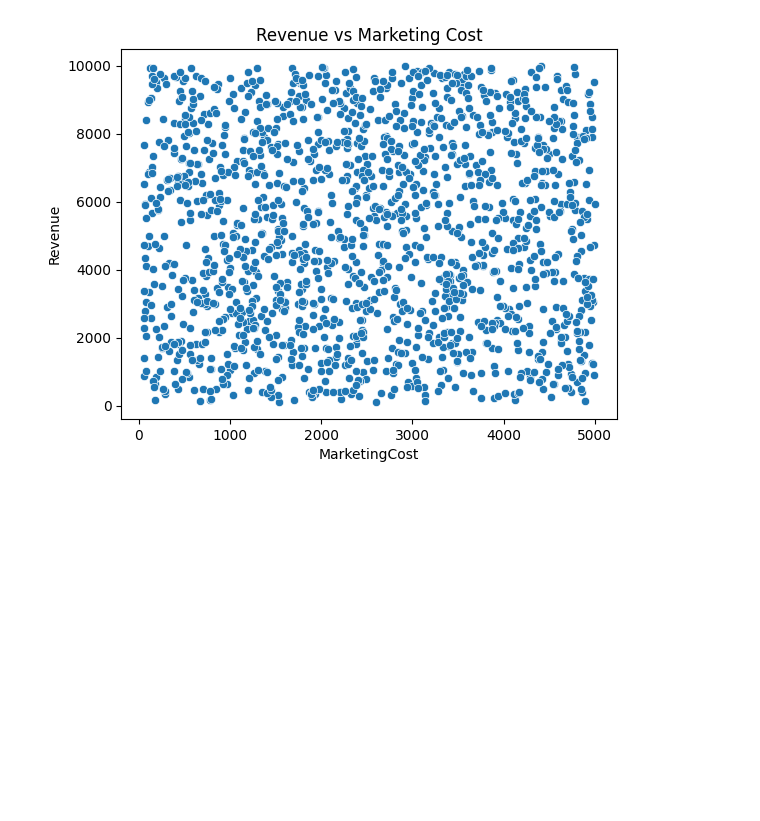
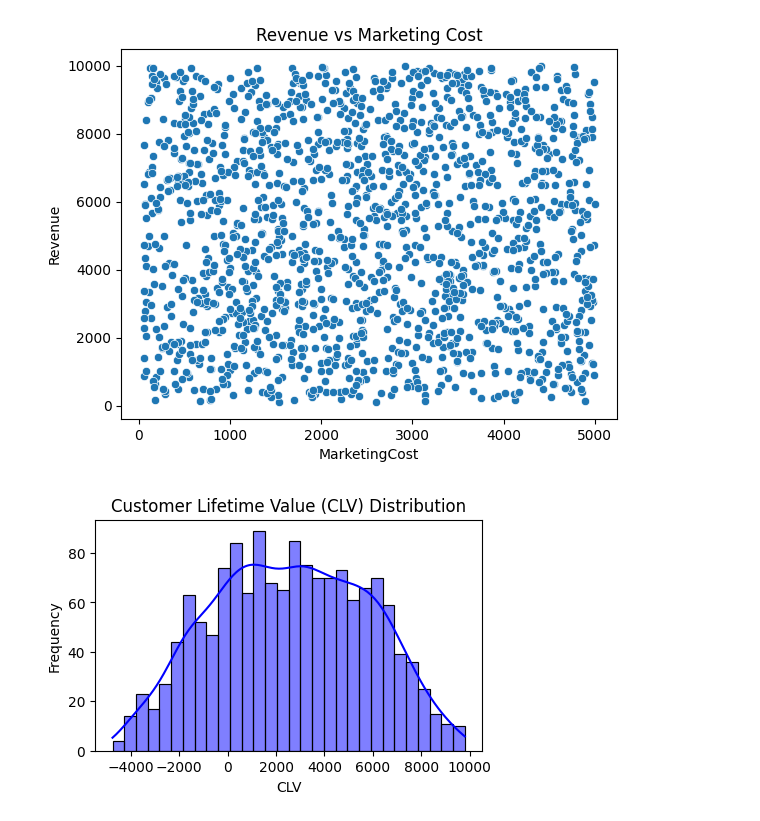
Before and after one commit to Allen-Ngbede/Sales-Forecasting-and-Marketing-Analysis, a Jupyter notebook: EDA.ipynb, the cells around one changed output. Drawn from its saved outputs; the diff is of its cells as text; code cells hidden in the pictures; blank space fills up the shorter version.

```diff
--- a/EDA.ipynb
+++ b/EDA.ipynb
@@ -203,3 +203,37 @@ plt.title('Revenue vs Marketing Cost')
 plt.show()
 # %% [output]
 [figure]
+# %%
+#CLV
+df['CLV']= df['Revenue']- df['MarketingCost']
+
+#ROMI
+df['ROMI'] = (df['Revenue'] - df['MarketingCost']) / df['MarketingCost']
+
+#CTR
+df['CTR'] = df['Clicks'] / df['Impressions']
+
+#Convertion Rate
+df['CR'] = df['Purchases'] / df['Visitors']
+
+#Churn Rate
+Churn_Rate= df['Churn'].mean()
+
+#Display calculated metrics
+metrics = {
+    'Avg_CLV': df['CLV'].mean(),
+    'Avg_ROMI': df['ROMI'].mean(),
+    'Avg_CTR': df['CTR'].mean(),
+    'Avg_CR': df['CR'].mean(),
+    'Churn Rate': Churn_Rate
+}
+# %%
+#Histogram of CLV
+plt.figure(figsize=(5, 3))
+sns.histplot(df['CLV'], bins=30, kde=True, color='blue')
+plt.title('Customer Lifetime Value (CLV) Distribution')
+plt.xlabel('CLV')
+plt.ylabel('Frequency')
+plt.show()
+# %% [output]
+[figure, added]
```
Also changed, not shown: parts of 5 cells of this notebook.
